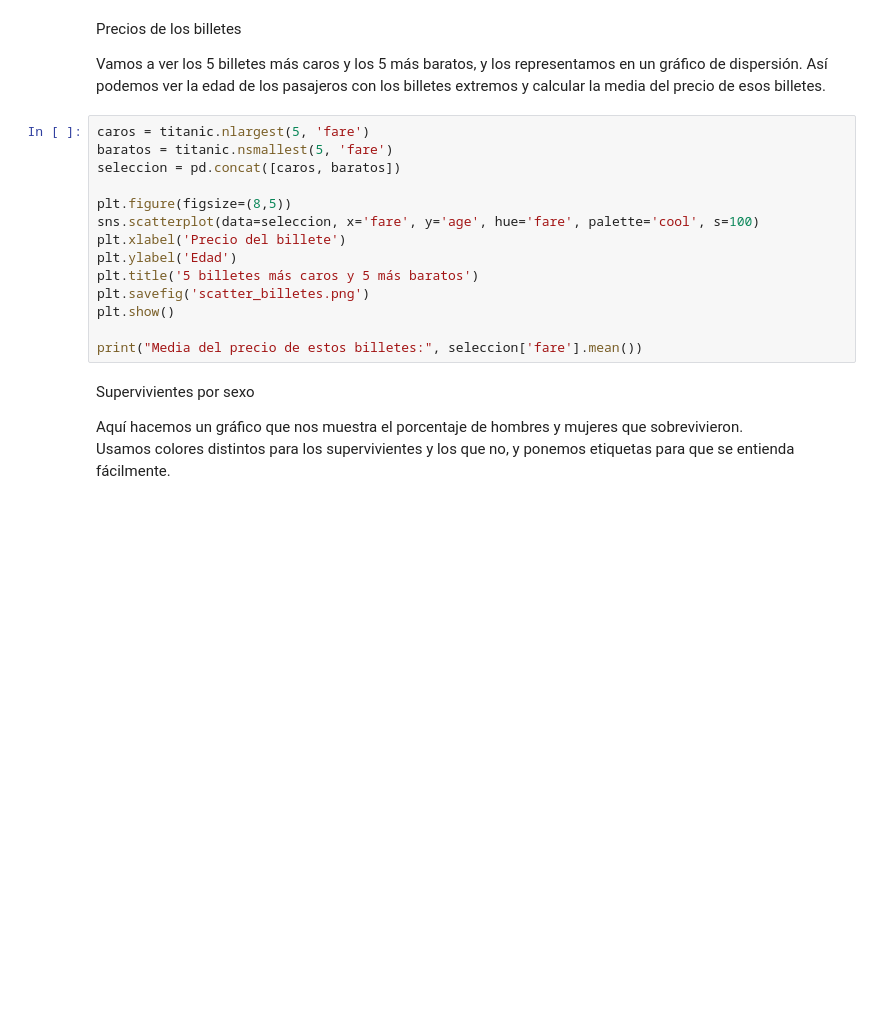
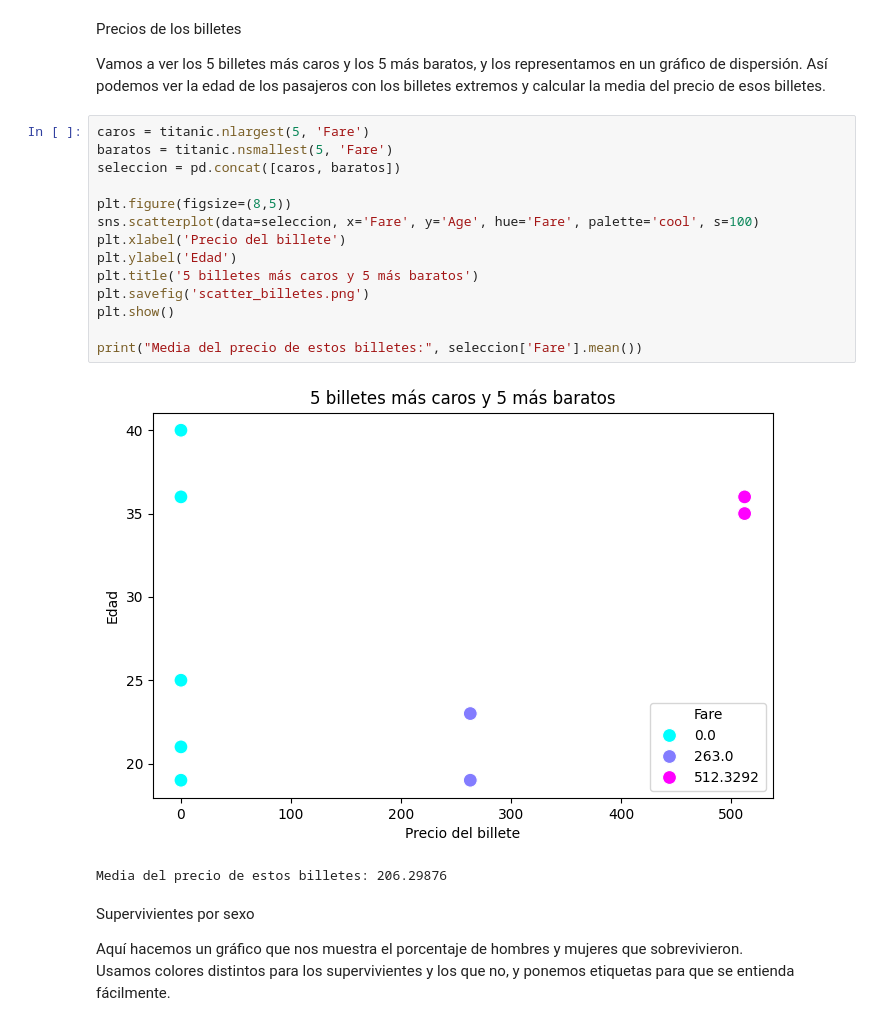
Before and after one commit to AwAGratis/DAW2, a Jupyter notebook: inteligencia_artificial/RA4/seaborn_RieraGuillem/titanic.ipynb, the cells around one changed output. Cells and saved outputs as stored; diff of their text form; blank space fills up the shorter version.

```diff
--- a/inteligencia_artificial/RA4/seaborn_RieraGuillem/titanic.ipynb
+++ b/inteligencia_artificial/RA4/seaborn_RieraGuillem/titanic.ipynb
@@ -32,19 +41,22 @@ Precios de los billetes
 Vamos a ver los 5 billetes más caros y los 5 más baratos, y los representamos en un gráfico de dispersión.
 Así podemos ver la edad de los pasajeros con los billetes extremos y calcular la media del precio de esos billetes.
 # %%
-caros = titanic.nlargest(5, 'fare')
-baratos = titanic.nsmallest(5, 'fare')
+caros = titanic.nlargest(5, 'Fare')
+baratos = titanic.nsmallest(5, 'Fare')
 seleccion = pd.concat([caros, baratos])
 
 plt.figure(figsize=(8,5))
-sns.scatterplot(data=seleccion, x='fare', y='age', hue='fare', palette='cool', s=100)
+sns.scatterplot(data=seleccion, x='Fare', y='Age', hue='Fare', palette='cool', s=100)
 plt.xlabel('Precio del billete')
 plt.ylabel('Edad')
 plt.title('5 billetes más caros y 5 más baratos')
 plt.savefig('scatter_billetes.png')
 plt.show()
 
-print("Media del precio de estos billetes:", seleccion['fare'].mean())
+print("Media del precio de estos billetes:", seleccion['Fare'].mean())
+# %% [output]
+[figure, added]
+Media del precio de estos billetes: 206.29876
 # %% [markdown]
 Supervivientes por sexo
 
```
Also changed, not shown: parts of 4 cells of this notebook, 4 other files.
